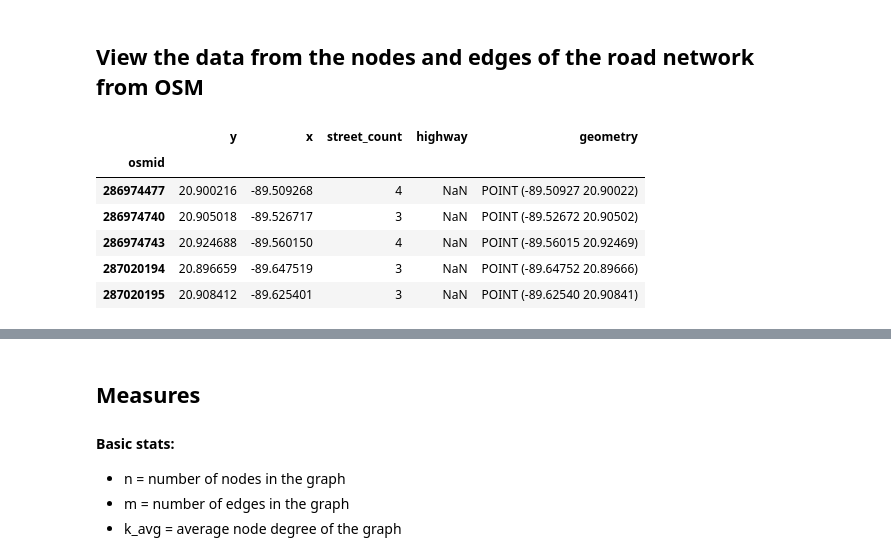
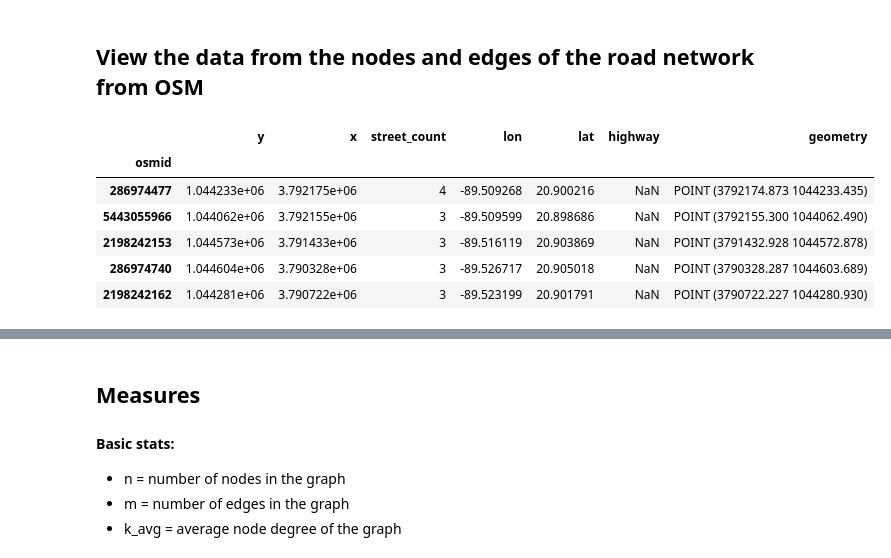
Before and after one commit to gperaza/road-network, a Jupyter notebook: notebooks/clean notebook.ipynb, the cells around one changed output, grey strips where cells are left out. Saved outputs shown, nothing was run; the diff lists cells and outputs as text; code cells hidden in the pictures.

Commit message:
project the road network to the CRS that INEGI uses EPSG:6372

```diff
--- a/notebooks/clean notebook.ipynb
+++ b/notebooks/clean notebook.ipynb
@@ -151,6 +151,9 @@ ax.set_xlim((west - margin_ew, east + margin_ew))
 plt.show()
 # %% [output]
 [figure]
+# %%
+# Re-project the road network to the CRS that INEGI uses
+G_proj = ox.project_graph(G, to_crs=6372)
 # %% [markdown]
 TODO: Discuss the graph objects, nodes and edges, and what attributes do they posses. Print an example of each.
 # %% [markdown]
@@ -468,15 +495,15 @@ plt.show()
 ## View the data from the nodes and edges of the road network from OSM
 # %%
 #extract nodes as a geodataframe
-nodes = ox.graph_to_gdfs(G, edges=False)
+nodes = ox.graph_to_gdfs(G_proj, edges=False)
 nodes.head()
 # %% [output]
-|  | y | x | street_count | highway | geometry |
-| osmid |  |  |  |  |  |
-| 286974477 | 20.900216 | -89.509268 | 4 | NaN | POINT (-89.50927 20.90022) |
-| 286974740 | 20.905018 | -89.526717 | 3 | NaN | POINT (-89.52672 20.90502) |
-| 286974743 | 20.924688 | -89.560150 | 4 | NaN | POINT (-89.56015 20.92469) |
-| 287020194 | 20.896659 | -89.647519 | 3 | NaN | POINT (-89.64752 20.89666) |
-| 287020195 | 20.908412 | -89.625401 | 3 | NaN | POINT (-89.62540 20.90841) |
+|  | y | x | street_count | lon | lat | highway | geometry |
+| osmid |  |  |  |  |  |  |  |
+| 286974477 | 1.044233e+06 | 3.792175e+06 | 4 | -89.509268 | 20.900216 | NaN | POINT (3792174.873 1044233.435) |
+| 5443055966 | 1.044062e+06 | 3.792155e+06 | 3 | -89.509599 | 20.898686 | NaN | POINT (3792155.300 1044062.490) |
+| 2198242153 | 1.044573e+06 | 3.791433e+06 | 3 | -89.516119 | 20.903869 | NaN | POINT (3791432.928 1044572.878) |
+| 286974740 | 1.044604e+06 | 3.790328e+06 | 3 | -89.526717 | 20.905018 | NaN | POINT (3790328.287 1044603.689) |
+| 2198242162 | 1.044281e+06 | 3.790722e+06 | 3 | -89.523199 | 20.901791 | NaN | POINT (3790722.227 1044280.930) |
 # %%
 #extract edges as a geodataframe
```
Also changed, not shown: parts of 16 cells of this notebook.
